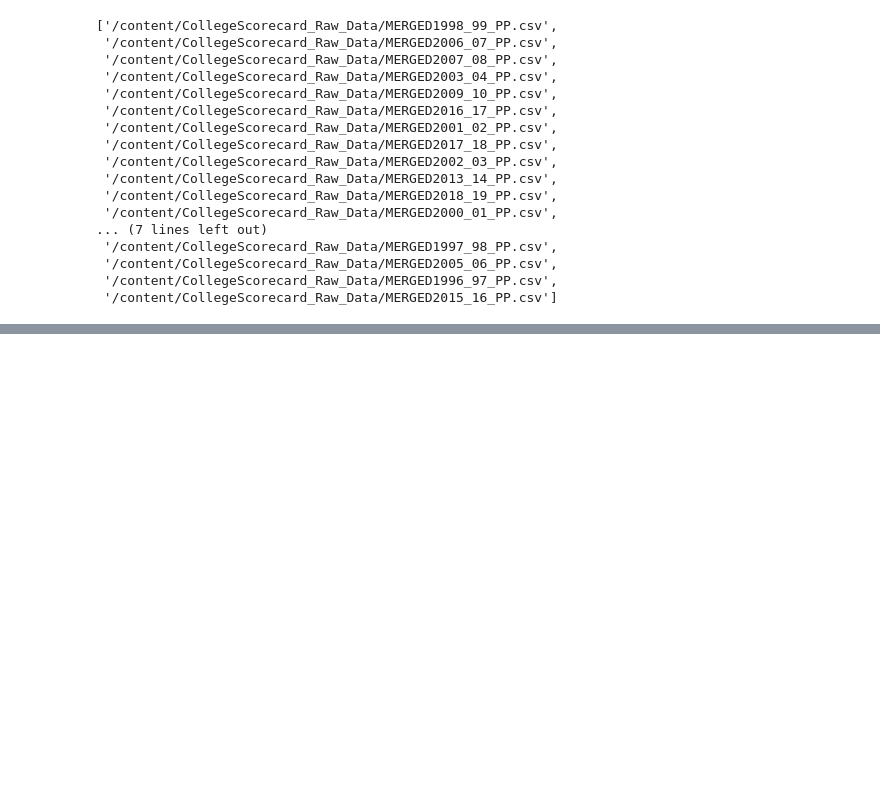
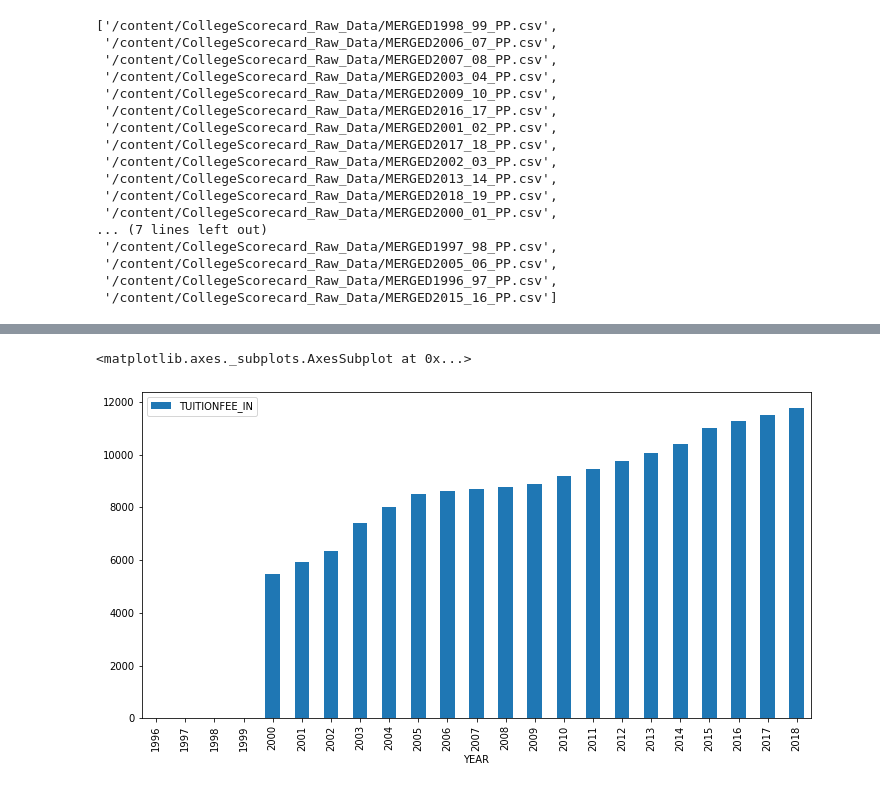
Before and after one commit to steinruck/DATA-690-WANG, a Jupyter notebook: Assignment_07/Assignment_07.ipynb, the cells around one changed output, grey strips where cells are left out. Drawn from its saved outputs; the diff is of its cells as text; code cells hidden in the pictures; blank space fills up the shorter version.

```diff
--- a/Assignment_07/Assignment_07.ipynb
+++ b/Assignment_07/Assignment_07.ipynb
@@ -281,0 +251,10 @@ ValueError: ignored
+# %%
+# <7>
+# the dataframe contains many years of data of all U.S. colleges.
+# let's just look at UMBC
+# filter/query the dataframe to retrieve only rows that belong to UMBC
+# save the UMNC data to a new data frame. using a new variable
+# so that the old big data frame is still available for later use.
+
+UMBC = dfs[dfs['INSTNM'].str.contains("University of Maryland-Baltimore County")]
+UMBC
@@ -281,0 +279,2 @@ ValueError: ignored
+# %%
+UMBC = UMBC.sort_values(by=['YEAR'])
@@ -281,0 +361,9 @@ ValueError: ignored
+# %%
+# <9>
+# Plot UMBC's in-state tution overtime from 1996 to 2019 using Bar Chart
+
+UMBC.plot(kind='bar',x='YEAR',y='TUITIONFEE_IN', figsize=(12,6))
+#fig, ax = plt.subplots(figsize=(12,6)) # 12 maxes it bigger
+# %% [output]
+<matplotlib.axes._subplots.AxesSubplot at 0x...>
+[figure, added]
```
Also changed, not shown: parts of 59 cells of this notebook.
